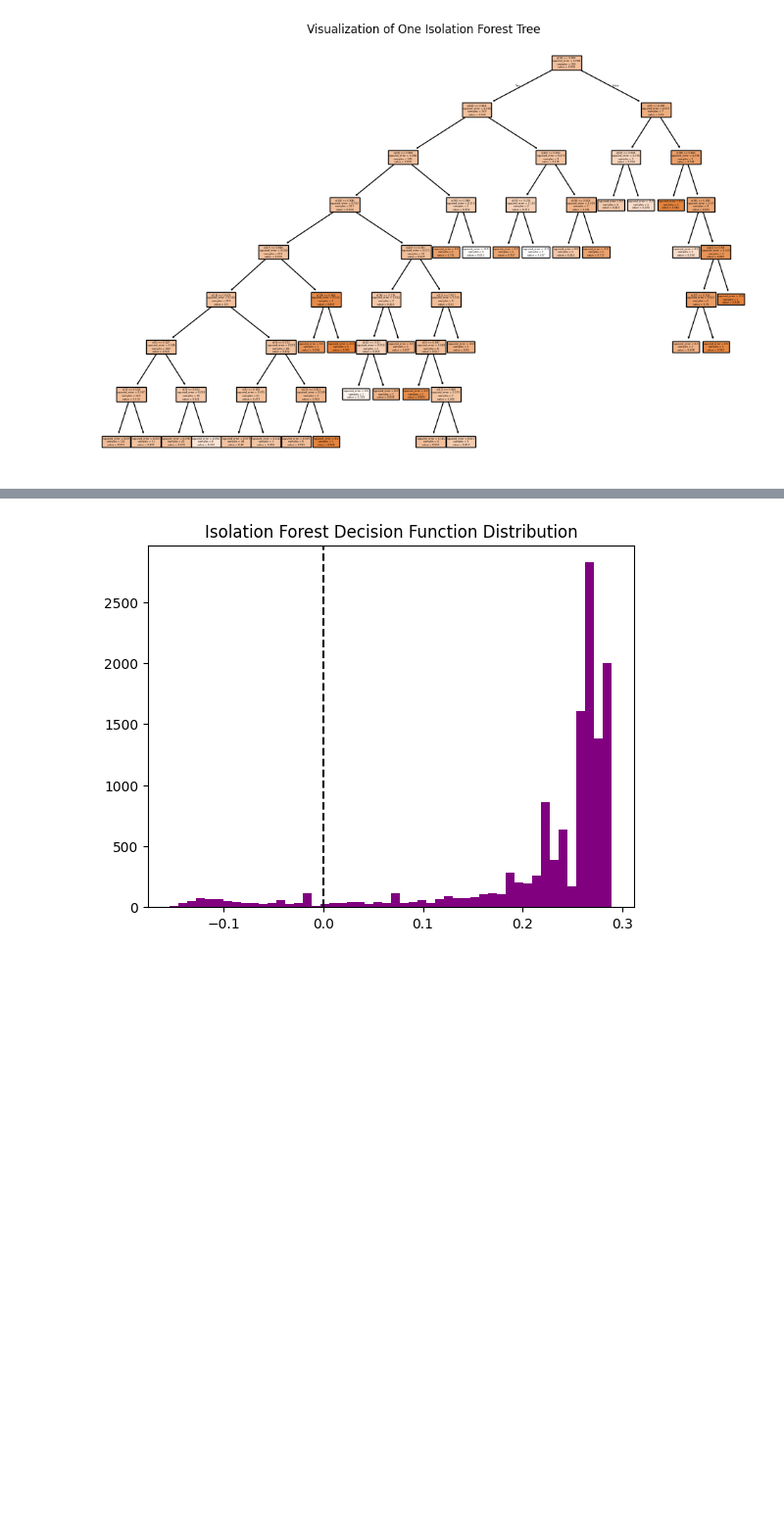
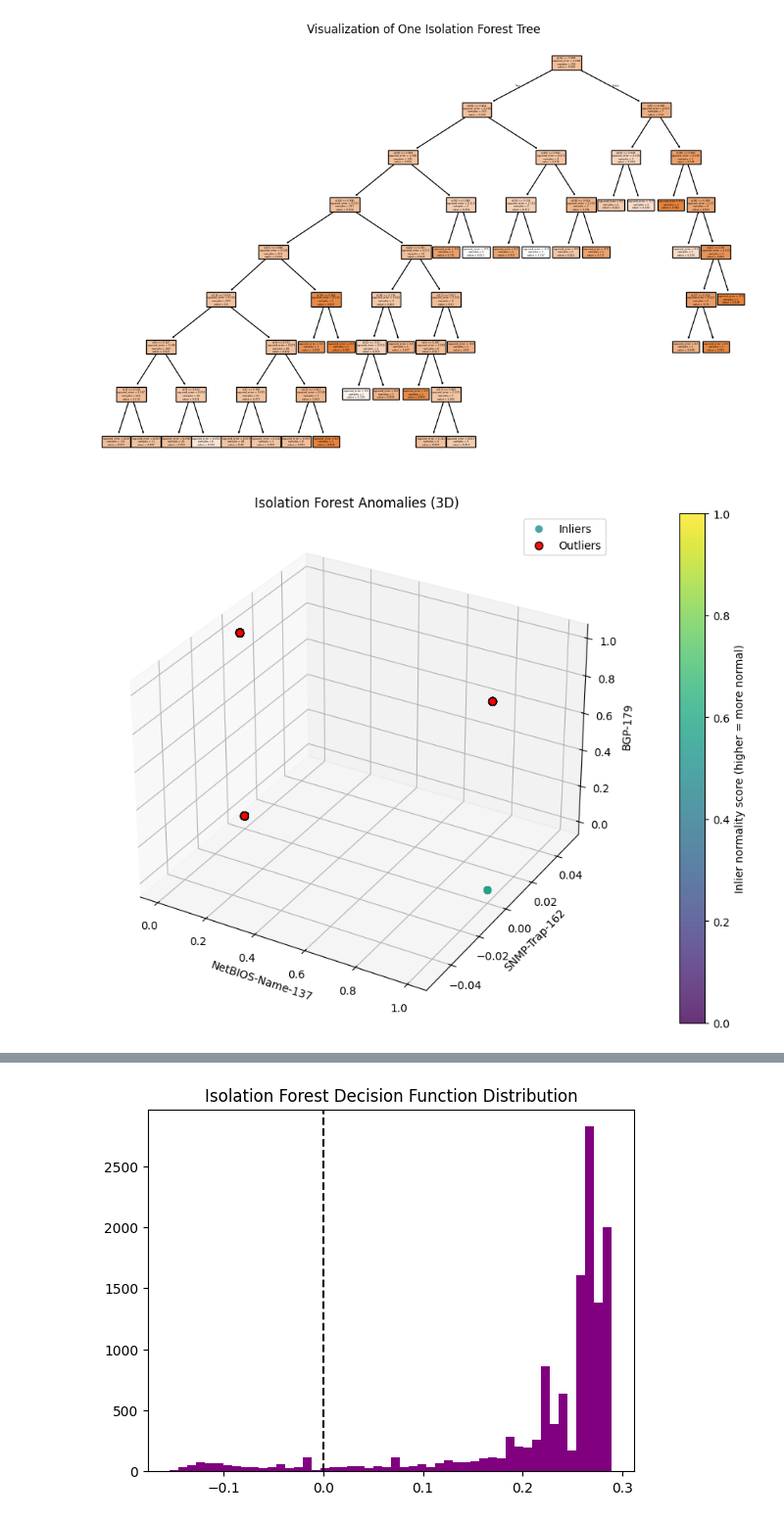
Before and after one commit to codydbarr/Honeybear, a Jupyter notebook: honeypot_final.ipynb, the cells around one changed output, grey strips where cells are left out. Shown at 98% size. Cells and saved outputs as stored; diff of their text form; code cells hidden in the pictures; blank space fills up the shorter version.

```diff
--- a/honeypot_final.ipynb
+++ b/honeypot_final.ipynb
@@ -577,7 +591,14 @@ results.append(classification_report(y_test, y_pred, digits=4 , output_dict=True
 weighted avg     0.9767    0.9782    0.9770      2571
 # %%
 # Random Forest
-rf = RandomForestClassifier(n_estimators=200, max_depth=10, min_samples_leaf=5, random_state=10, class_weight='balanced')
+rf = RandomForestClassifier(
+    n_estimators=200, # num of trees in the forest
+    max_depth=10, # limits complexity to prevent overfitting
+    min_samples_leaf=5, # helps enforce generalization by avoiding overly small leaves
+    random_state=10,
+    class_weight={0:1, 1:4} # adjusted higher weight for class 1 (positive class) to handle imbalance; honeypot is 4x more
+)
+
 rf.fit(X_train, y_train)
 y_pred = rf.predict(X_test)
 print(classification_report(y_test, y_pred, digits=4))
@@ -594,7 +615,12 @@ weighted avg     0.9795    0.9743    0.9761      2571
 # %%
 # AdaBoost
-base_tree = DecisionTreeClassifier(max_depth=None)
-ada = AdaBoostClassifier(estimator=tree_ent, n_estimators=50, learning_rate=0.1, random_state=10)
+ada = AdaBoostClassifier(
+    estimator=tree_ent, # a decision tree with entropy criterion
+    n_estimators=50, # num of boosting rounds; builds 100 sequential weak learners (trees)
+    learning_rate=0.1, # contribution rate of each weak learner
+    random_state=10
+)
+
 ada.fit(X_train, y_train)
 y_pred = ada.predict(X_test)
 print(classification_report(y_test, y_pred, digits=4))
@@ -704,6 +731,54 @@ plt.title("Visualization of One Isolation Forest Tree")
 plt.show()
 # %% [output]
 [figure]
+# %%
+#3D graph showing how inliers cluster together, and outliers are scattered apart
+
+j=14
+k=19
+h=20
+# scores
+labels = clf.predict(X)      # +1 inlier, -1 outlier
+scores = clf.decision_function(X)  # higher = more normal, lower = more anomalous
+
+# scatter plot
+fig = plt.figure(figsize=(9, 7))
+ax = fig.add_subplot(111, projection='3d')
+inliers = labels == 1
+outliers = labels == -1
+s_min, s_max = scores[inliers].min(), scores[inliers].max()
+norm_scores = (scores[inliers] - s_min) / (s_max - s_min + 1e-12)
+
+# plot inliers
+p_in = ax.scatter(
+    X[inliers, j], X[inliers, k], X[inliers, h],
+    c=norm_scores, cmap='viridis', s=50, alpha=0.8, edgecolor='none',
+    label='Inliers'
+)
+
+# plot outliers
+p_out = ax.scatter(
+    X[outliers, j], X[outliers, k], X[outliers, h],
+    c='red', s=50, alpha=0.95, edgecolor='k',
+    label='Outliers'
+)
+
+ax.set_title('Isolation Forest Anomalies (3D)')
+ax.set_xlabel(x_labels1[j])
+ax.set_ylabel(x_labels1[k])
+ax.set_zlabel(x_labels1[h])
+ax.legend(loc='upper right')
+
+cbar = fig.colorbar(p_in, ax=ax, shrink=1, pad=0.1)
+cbar.set_label('Inlier normality score (higher = more normal)')
+
+plt.tight_layout()
+plt.show()
+j+=1
+k+=1
+h+=1
+# %% [output]
+[figure, added]
 # %% [markdown]
 <h2>Isolation Tree Example</h2>
 <p>
```
Also changed, not shown: parts of 34 cells of this notebook.
